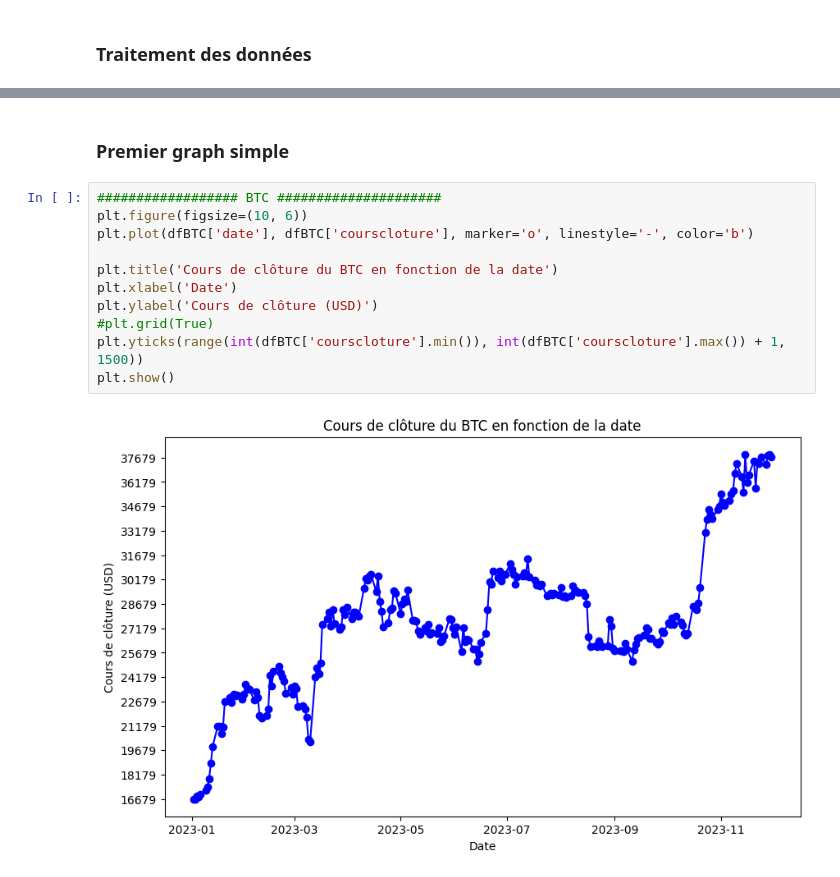
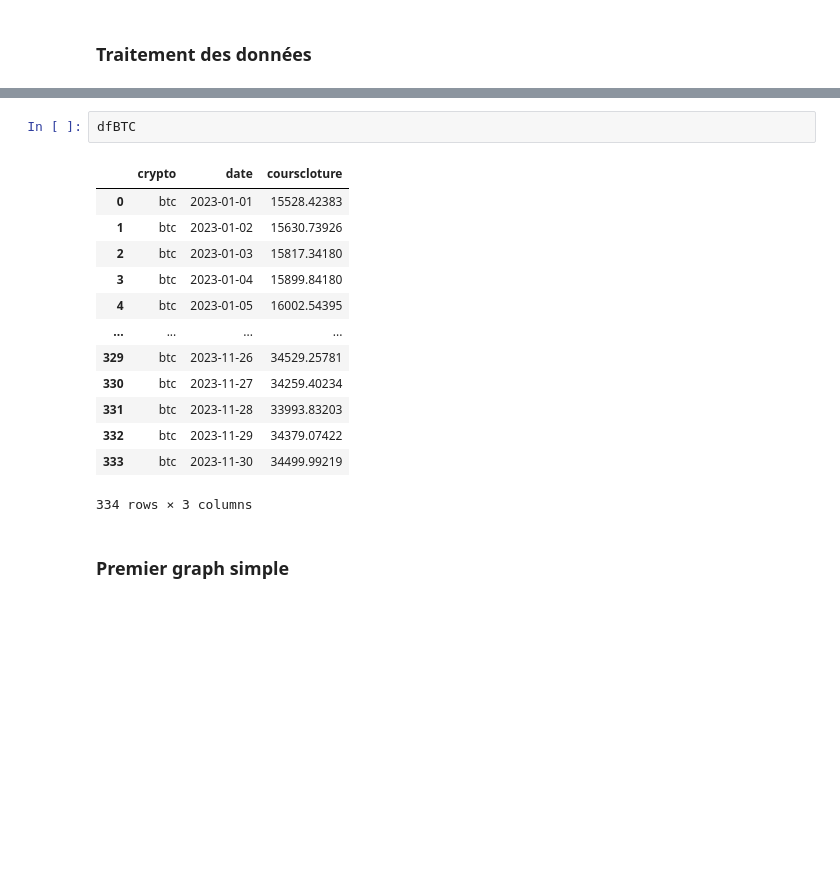
Before and after one commit to EarnFounders/GraphPerf2023, a Jupyter notebook: Graph.ipynb, the cells around one changed output, grey strips where cells are left out. Drawn from its saved outputs; the diff is of its cells as text; blank space fills up the shorter version.

```diff
--- a/Graph.ipynb
+++ b/Graph.ipynb
@@ -25,15 +72,18 @@ dfETH = dfETH.sort_values(by='date')
+# %%
+dfBTC
+# %% [output]
+|  | crypto | date | courscloture |
+| 0 | btc | 2023-01-01 | 15528.42383 |
+| 1 | btc | 2023-01-02 | 15630.73926 |
+| 2 | btc | 2023-01-03 | 15817.34180 |
+| 3 | btc | 2023-01-04 | 15899.84180 |
+| 4 | btc | 2023-01-05 | 16002.54395 |
+| ... | ... | ... | ... |
+| 329 | btc | 2023-11-26 | 34529.25781 |
+| 330 | btc | 2023-11-27 | 34259.40234 |
+| 331 | btc | 2023-11-28 | 33993.83203 |
+| 332 | btc | 2023-11-29 | 34379.07422 |
+| 333 | btc | 2023-11-30 | 34499.99219 |
+334 rows × 3 columns
 # %% [markdown]
 ### Premier graph simple
-# %%
-################## BTC #####################
-plt.figure(figsize=(10, 6))
-plt.plot(dfBTC['date'], dfBTC['courscloture'], marker='o', linestyle='-', color='b')
-
-plt.title('Cours de clôture du BTC en fonction de la date')
-plt.xlabel('Date')
-plt.ylabel('Cours de clôture (USD)')
-#plt.grid(True)
-plt.yticks(range(int(dfBTC['courscloture'].min()), int(dfBTC['courscloture'].max()) + 1, 1500))
-plt.show()
-# %% [output]
-[figure, removed]
```
Also changed, not shown: parts of 10 cells of this notebook, 9 other files.
